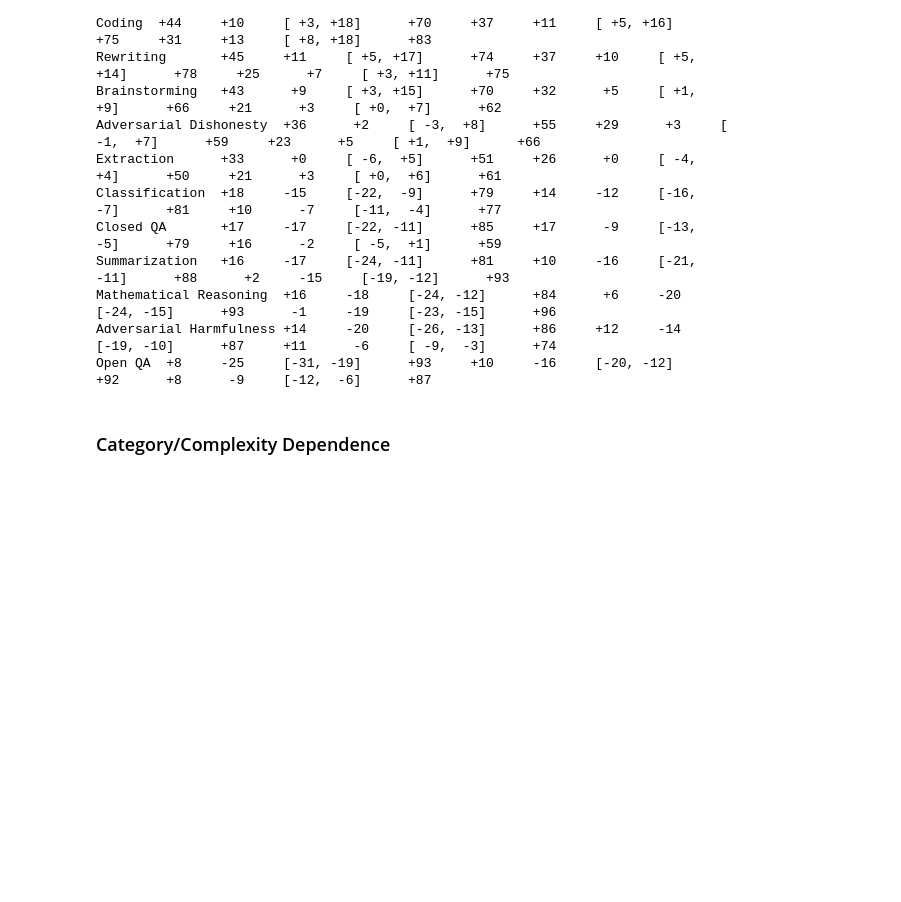
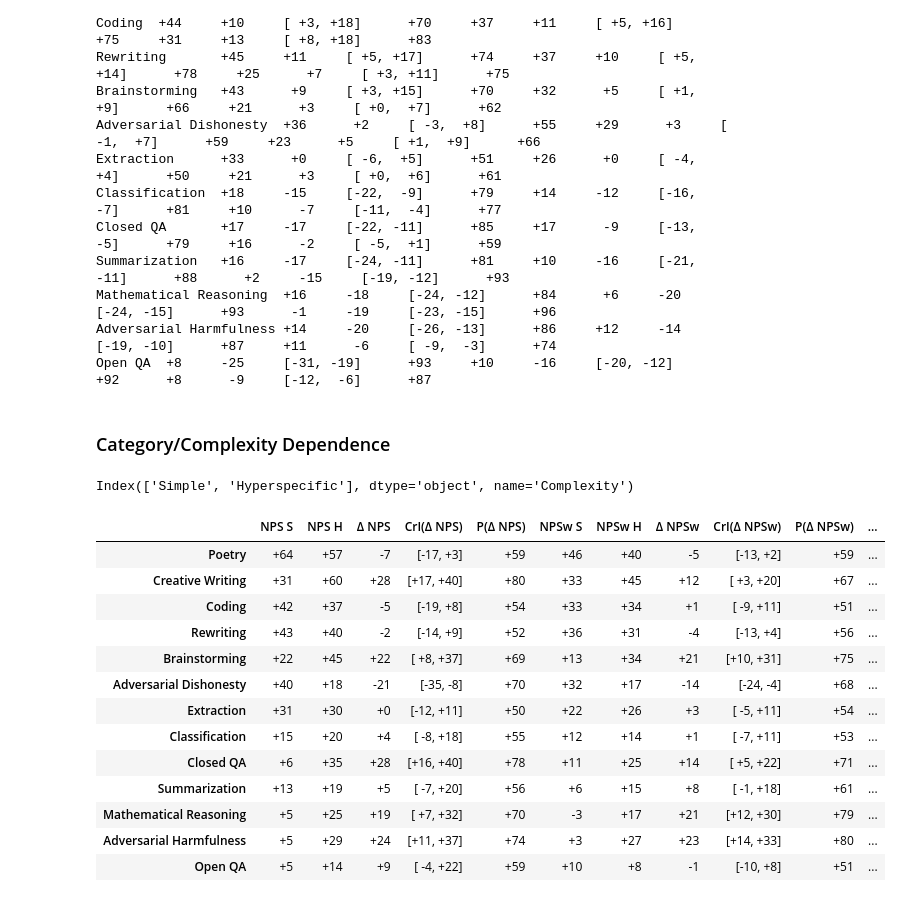
Before and after one commit to aswyatt/DA-Python, a Jupyter notebook: Interview/Data Analysis 1/Human Eval Bard.ipynb, the cells around one changed output. Cells and saved outputs as stored; diff of their text form; code cells hidden in the pictures; blank space fills up the shorter version.

Commit message:
Add NPS MC analysis for category/complexity

```diff
--- a/Interview/Data Analysis 1/Human Eval Bard.ipynb
+++ b/Interview/Data Analysis 1/Human Eval Bard.ipynb
@@ -888,15 +888,9 @@ sample_size = 100_000
 rng = np.random.default_rng(100)
 totals = pivot.sum(axis=0)
 S = totals.sum()
-cols = [
-    *list(masks.keys()),
-    "NPS",
-    "\u0394 NPS (C-G)",
-    "95% CrI (\u0394)",
-    "P(|\u0394|>0)",
-]
+
 data = pd.DataFrame()
-for nc, cat in enumerate(pivot.index):
+for cat in pivot.index:
     # Extract category and global (excluding cat) counts
     row_counts = pivot.loc[cat]
     glob_counts = totals - row_counts
@@ -958,3 +952,66 @@ Adversarial Harmfulness +14     -20     [-26, -13]      +86     +12     -14
 Open QA  +8     -25     [-31, -19]      +93     +10     -16     [-20, -12]      +92      +8      -9     [-12,  -6]      +87
 # %% [markdown]
 ### Category/Complexity Dependence
+# %%
+complexity
+# %% [output]
+Index(['Simple', 'Hyperspecific'], dtype='object', name='Complexity')
+# %%
+complexity = sorted(df["Complexity"].unique(), reverse=True)
+pivot = {c:df[df["Complexity"]==c].groupby(["Prompt Category", "Rating Score"]).size().unstack(fill_value=0).reindex(sorted_categories) for c in complexity}
+
+def bayesian_analysis(simp, hyper):
+    ms = simp.mean()
+    mh = hyper.mean()
+    d = hyper-simp
+    dm = d.mean()
+    q = np.percentile(d, [25, 75])
+    p = 100 * (np.sign(dm) * d > 0.5 * abs(dm)).mean()
+    return [ms, mh, dm, q, p]
+
+
+sample_size = 100_000
+rng = np.random.default_rng(100)
+
+data = pd.DataFrame()
+for cat in sorted_categories:
+    simp_samples = 100 * rng.dirichlet(pivot["Simple"].loc[cat].values + 1, size=sample_size)
+    hyper_samples = 100 * rng.dirichlet(pivot["Hyperspecific"].loc[cat].values + 1, size=sample_size)
+
+    d = pd.concat(
+        [
+            pd.DataFrame(
+                [bayesian_analysis(f(simp_samples), f(hyper_samples))],
+                columns=[f"{k} S", f"{k} H", f"\u0394 {k}", f"CrI(\u0394 {k})", f"P(\u0394 {k})"],
+                index=[cat],
+            )
+            for k, f in {"NPS": NPS, "NPSw": NPSW, "NPSs": NPSS}.items()
+        ],
+        axis=1,
+    )
+    data = pd.concat([data, d])
+
+mapping = lambda data: data.map(
+    lambda x: (
+        f"[{int(x[0]):>+3d}, {int(x[1]):>+3d}]"
+        if isinstance(x, np.ndarray)
+        else f"{int(x):>+3d}"
+    )
+)
+display(mapping(data))
+print(mapping(data).to_csv(sep="\t", index=True, index_label="Category"))
+# %% [output]
+|  | NPS S | NPS H | Δ NPS | CrI(Δ NPS) | P(Δ NPS) | NPSw S | NPSw H | Δ NPSw | CrI(Δ NPSw) | P(Δ NPSw) | ... |
+| Poetry | +64 | +57 | -7 | [-17, +3] | +59 | +46 | +40 | -5 | [-13, +2] | +59 | ... |
+| Creative Writing | +31 | +60 | +28 | [+17, +40] | +80 | +33 | +45 | +12 | [ +3, +20] | +67 | ... |
+| Coding | +42 | +37 | -5 | [-19, +8] | +54 | +33 | +34 | +1 | [ -9, +11] | +51 | ... |
+| Rewriting | +43 | +40 | -2 | [-14, +9] | +52 | +36 | +31 | -4 | [-13, +4] | +56 | ... |
+| Brainstorming | +22 | +45 | +22 | [ +8, +37] | +69 | +13 | +34 | +21 | [+10, +31] | +75 | ... |
+| Adversarial Dishonesty | +40 | +18 | -21 | [-35, -8] | +70 | +32 | +17 | -14 | [-24, -4] | +68 | ... |
+| Extraction | +31 | +30 | +0 | [-12, +11] | +50 | +22 | +26 | +3 | [ -5, +11] | +54 | ... |
+| Classification | +15 | +20 | +4 | [ -8, +18] | +55 | +12 | +14 | +1 | [ -7, +11] | +53 | ... |
+| Closed QA | +6 | +35 | +28 | [+16, +40] | +78 | +11 | +25 | +14 | [ +5, +22] | +71 | ... |
+| Summarization | +13 | +19 | +5 | [ -7, +20] | +56 | +6 | +15 | +8 | [ -1, +18] | +61 | ... |
+| Mathematical Reasoning | +5 | +25 | +19 | [ +7, +32] | +70 | -3 | +17 | +21 | [+12, +30] | +79 | ... |
+| Adversarial Harmfulness | +5 | +29 | +24 | [+11, +37] | +74 | +3 | +27 | +23 | [+14, +33] | +80 | ... |
+| Open QA | +5 | +14 | +9 | [ -4, +22] | +59 | +10 | +8 | -1 | [-10, +8] | +51 | ... |
```
Also changed, not shown: parts of 5 cells of this notebook.
